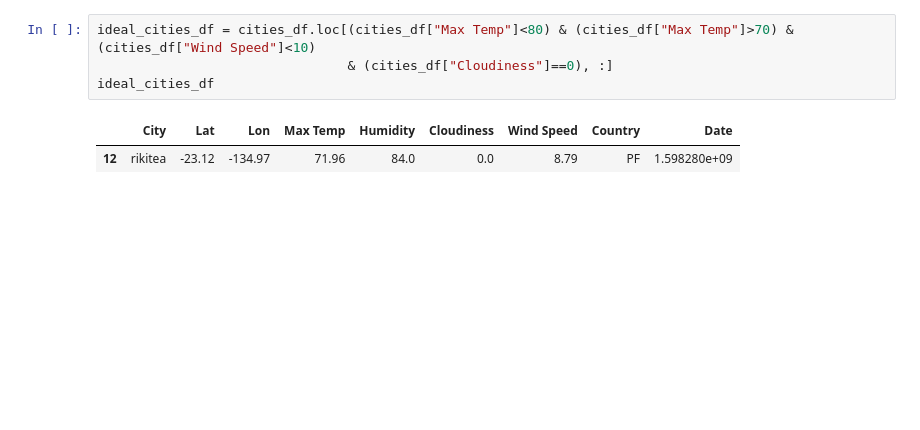
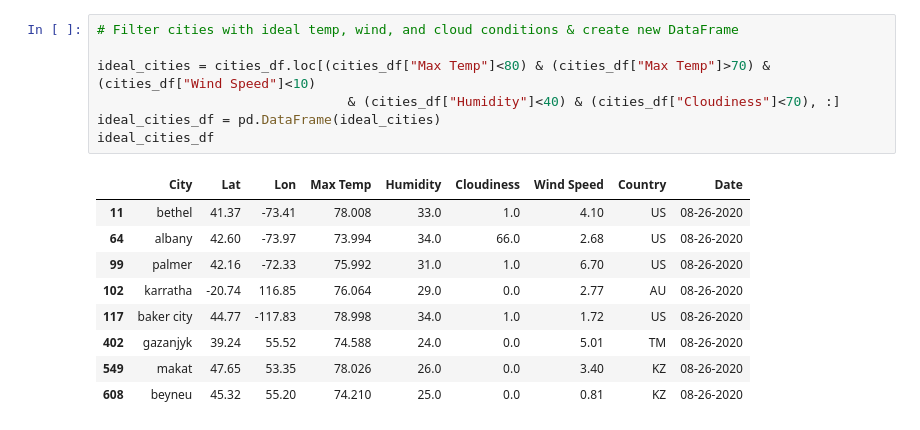
Before and after one commit to hannahduncan/python-api-challenge, a Jupyter notebook: VacationPy/VacationPy.ipynb, the cells around one changed output. Drawn from its saved outputs; the diff is of its cells as text; blank space fills up the shorter version.

```diff
--- a/VacationPy/VacationPy.ipynb
+++ b/VacationPy/VacationPy.ipynb
@@ -35,7 +47,17 @@ fig
 # %%
-ideal_cities_df = cities_df.loc[(cities_df["Max Temp"]<80) & (cities_df["Max Temp"]>70) & (cities_df["Wind Speed"]<10)
-                                & (cities_df["Cloudiness"]==0), :]
+# Filter cities with ideal temp, wind, and cloud conditions & create new DataFrame
+
+ideal_cities = cities_df.loc[(cities_df["Max Temp"]<80) & (cities_df["Max Temp"]>70) & (cities_df["Wind Speed"]<10)
+                                & (cities_df["Humidity"]<40) & (cities_df["Cloudiness"]<70), :]
+ideal_cities_df = pd.DataFrame(ideal_cities)
 ideal_cities_df
 # %% [output]
 |  | City | Lat | Lon | Max Temp | Humidity | Cloudiness | Wind Speed | Country | Date |
-| 12 | rikitea | -23.12 | -134.97 | 71.96 | 84.0 | 0.0 | 8.79 | PF | 1.598280e+09 |
+| 11 | bethel | 41.37 | -73.41 | 78.008 | 33.0 | 1.0 | 4.10 | US | 08-26-2020 |
+| 64 | albany | 42.60 | -73.97 | 73.994 | 34.0 | 66.0 | 2.68 | US | 08-26-2020 |
+| 99 | palmer | 42.16 | -72.33 | 75.992 | 31.0 | 1.0 | 6.70 | US | 08-26-2020 |
+| 102 | karratha | -20.74 | 116.85 | 76.064 | 29.0 | 0.0 | 2.77 | AU | 08-26-2020 |
+| 117 | baker city | 44.77 | -117.83 | 78.998 | 34.0 | 1.0 | 1.72 | US | 08-26-2020 |
+| 402 | gazanjyk | 39.24 | 55.52 | 74.588 | 24.0 | 0.0 | 5.01 | TM | 08-26-2020 |
+| 549 | makat | 47.65 | 53.35 | 78.026 | 26.0 | 0.0 | 3.40 | KZ | 08-26-2020 |
+| 608 | beyneu | 45.32 | 55.20 | 74.210 | 25.0 | 0.0 | 0.81 | KZ | 08-26-2020 |
```
Also changed, not shown: parts of 16 cells of this notebook, 14 other files.
